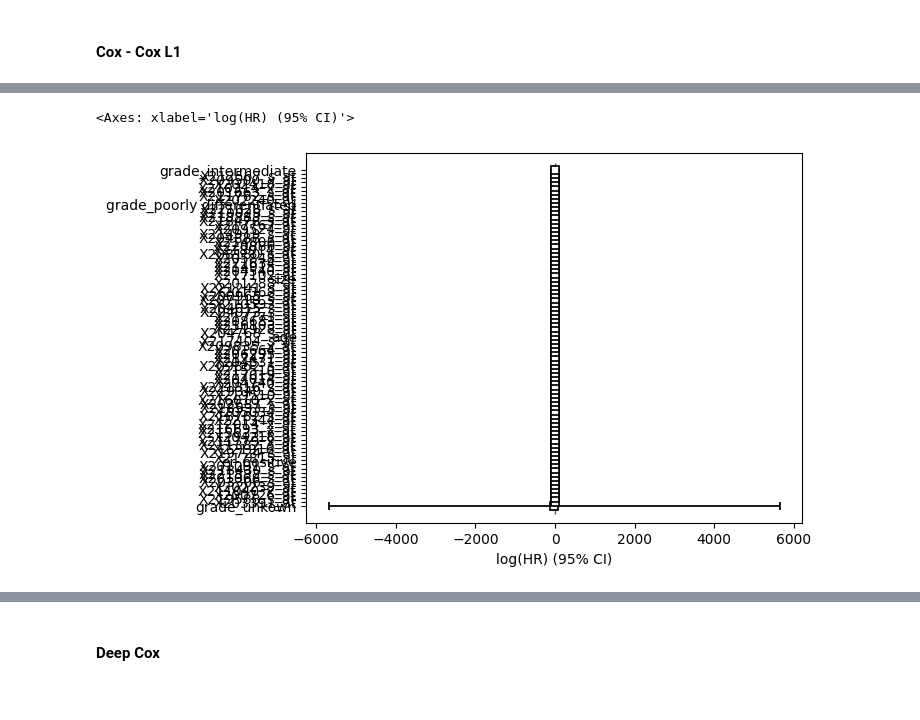
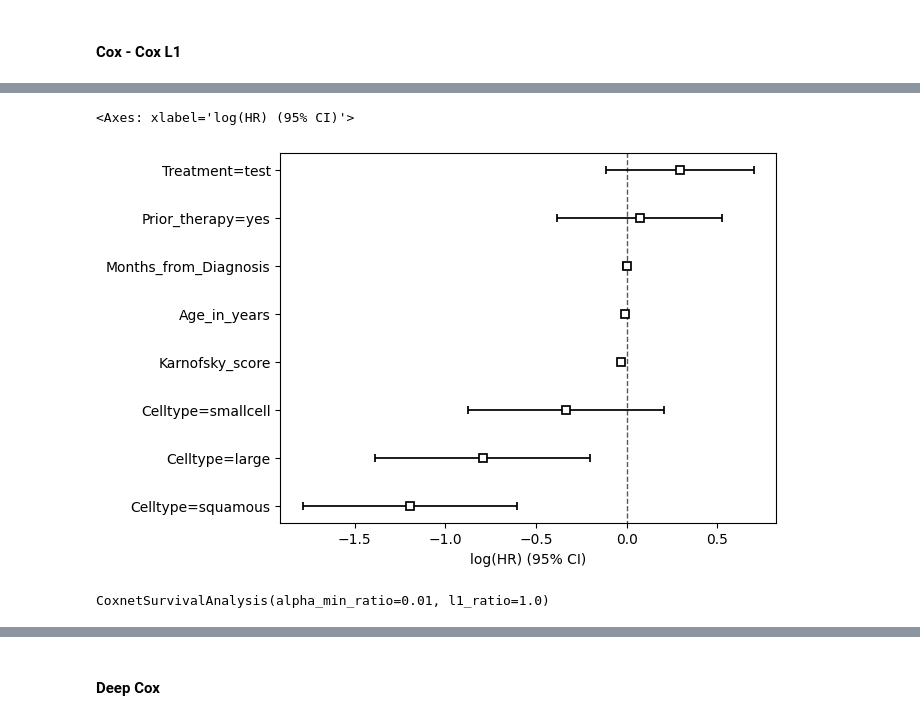
Before and after one commit to FeckNeck/auton-survival-DCM-L1-penalization, a Jupyter notebook: examples/Survival Regression with Auton-Survival.ipynb, the cells around one changed output, grey strips where cells are left out. Cells and saved outputs as stored; diff of their text form; code cells hidden in the pictures.

```diff
--- a/examples/Survival Regression with Auton-Survival.ipynb
+++ b/examples/Survival Regression with Auton-Survival.ipynb
@@ -984,0 +1199,8 @@ print(median_confidence_interval_)
+# %%
+from sklearn import set_config
+from sksurv.linear_model import CoxPHSurvivalAnalysis
+
+set_config(display="text")  # displays text representation of estimators
+
+estimator = CoxPHSurvivalAnalysis()
+estimator.fit(data_x_numeric, data_y)
@@ -985,8 +1217,9 @@ print(median_confidence_interval_)
+# %%
+y = pd.DataFrame(data_y, columns=["Status", "Survival_in_days"])
+y["Status"] = y["Status"].astype(int)
+#rename columns
+y = y.rename(columns={"Status":"event","Survival_in_days":"time"})
 # %%
-data_cat = data_x[['er','grade']]
-data_cat = pd.get_dummies(data_cat, drop_first=True)
-data_num = data_x.drop(columns=['er','grade'])
-data_y = pd.DataFrame(data_y, columns=["t.tdm", "e.tdm"])
-data = pd.concat([data_cat, data_num,data_y], axis=1)
+data = pd.concat([data_x_numeric, y], axis=1)
 data
 # %% [output]
@@ -1008,7 +1241,7 @@ from lifelines import CoxPHFitter
 
 cph = CoxPHFitter()
 
-cph.fit(data, duration_col='t.tdm', event_col='e.tdm')
+cph.fit(data, duration_col='time', event_col='event')
 
 cph.print_summary()  # access the individual results using cph.summary
 # %% [output]
@@ -1044,5 +1269,10 @@ cph.print_summary()  # access the individual results using cph.summary
 # %%
-cph.
+cph.plot() # Plot the coefficients
 # %% [output]
 <Axes: xlabel='log(HR) (95% CI)'>
-[figure, old version]
+[figure, new version]
+# %%
+cox_lasso = CoxnetSurvivalAnalysis(l1_ratio=1.0, alpha_min_ratio=0.01)
+cox_lasso.fit(data_x_numeric, data_y)
+# %% [output]
+CoxnetSurvivalAnalysis(alpha_min_ratio=0.01, l1_ratio=1.0)
```
Also changed, not shown: parts of 125 cells of this notebook, 2 other files.
